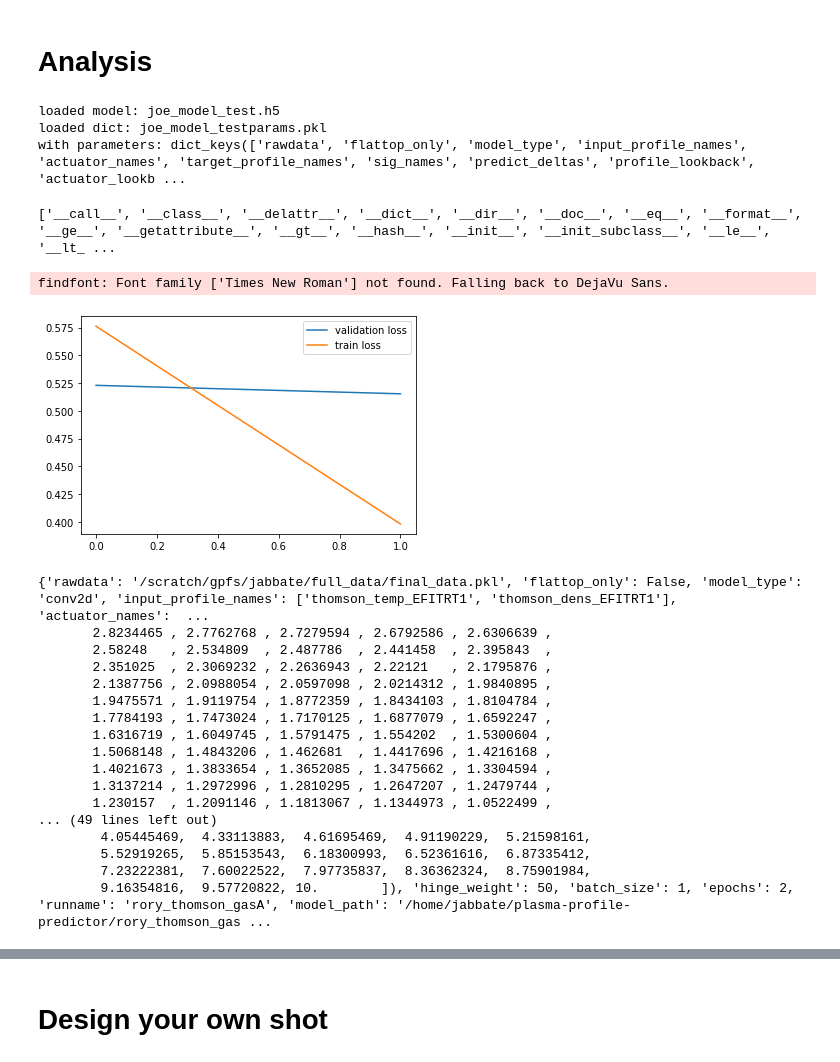
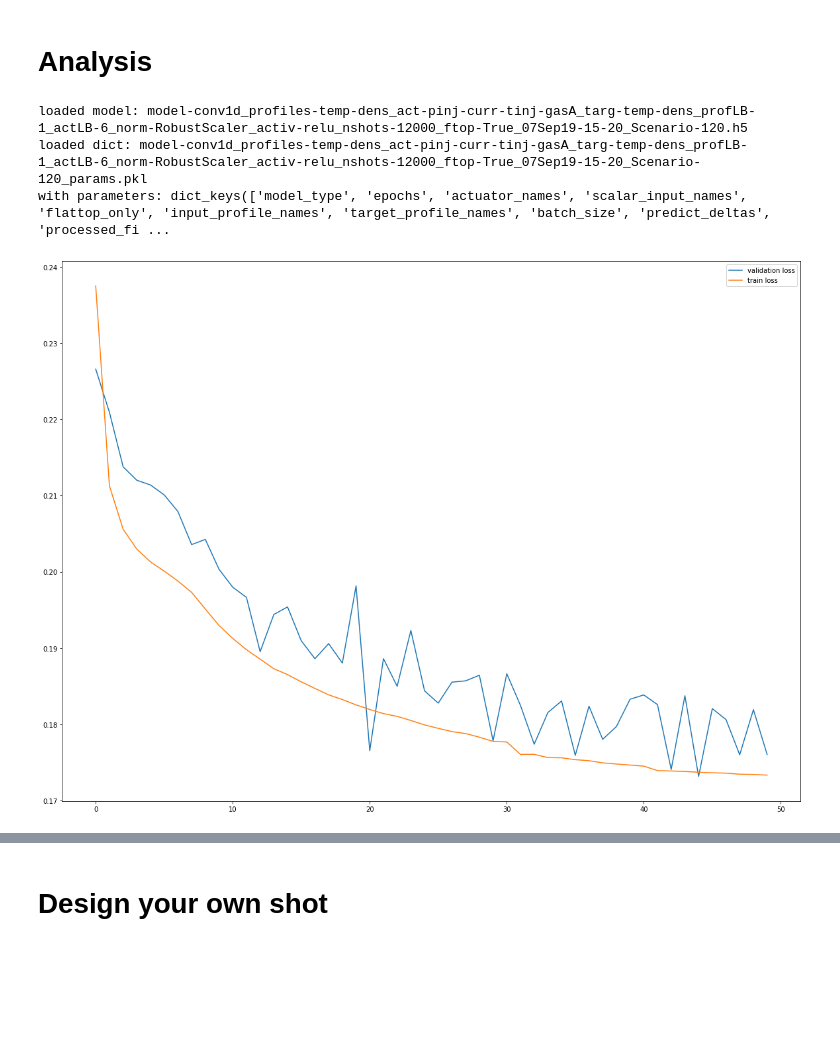
Before and after one commit to PlasmaControl/plasma-profile-predictor, a Jupyter notebook: notebooks/joe_analyze.ipynb, the cells around one changed output, grey strips where cells are left out. Saved outputs shown, nothing was run; the diff lists cells and outputs as text; code cells hidden in the pictures; blank space fills up the shorter version.

```diff
--- a/notebooks/joe_analyze.ipynb
+++ b/notebooks/joe_analyze.ipynb
@@ -37,32 +37,27 @@ matplotlib.rcParams['figure.facecolor'] = (1,1,1,1)
 # %% [markdown]
 # Analysis
 # %%
-file_path='/home/jabbate/run_results_old/joe_model_test.h5'
+file_path='/home/wconlin/run_results/model-conv1d_profiles-temp-dens_act-pinj-curr-tinj-gasA_targ-temp-dens_profLB-1_actLB-6_norm-RobustScaler_activ-relu_nshots-12000_ftop-True_07Sep19-15-20_Scenario-120.h5'
 model = keras.models.load_model(file_path, compile=False)
 print('loaded model: ' + file_path.split('/')[-1])
-file_path = file_path[:-3] + 'params.pkl'
+file_path = file_path[:-3] + '_params.pkl'
 with open(file_path, 'rb') as f:
      analysis_params = pickle.load(f, encoding='latin1')
 print('loaded dict: ' + file_path.split('/')[-1])
 print('with parameters: ' + str(analysis_params.keys()))
 locals().update(analysis_params)
 # %% [output]
-loaded model: joe_model_test.h5
-loaded dict: joe_model_testparams.pkl
-with parameters: dict_keys(['rawdata', 'flattop_only', 'model_type', 'input_profile_names', 'actuator_names', 'target_profile_names', 'sig_names', 'predict_deltas', 'profile_lookback', 'actuator_lookb ...
+loaded model: model-conv1d_profiles-temp-dens_act-pinj-curr-tinj-gasA_targ-temp-dens_profLB-1_actLB-6_norm-RobustScaler_activ-relu_nshots-12000_ftop-True_07Sep19-15-20_Scenario-120.h5
+loaded dict: model-conv1d_profiles-temp-dens_act-pinj-curr-tinj-gasA_targ-temp-dens_profLB-1_actLB-6_norm-RobustScaler_activ-relu_nshots-12000_ftop-True_07Sep19-15-20_Scenario-120_params.pkl
+with parameters: dict_keys(['model_type', 'epochs', 'actuator_names', 'scalar_input_names', 'flattop_only', 'input_profile_names', 'target_profile_names', 'batch_size', 'predict_deltas', 'processed_fi ...
-# %%
-print(dir(model))
-# %% [output]
-['__call__', '__class__', '__delattr__', '__dict__', '__dir__', '__doc__', '__eq__', '__format__', '__ge__', '__getattribute__', '__gt__', '__hash__', '__init__', '__init_subclass__', '__le__', '__lt_ ...
 # %%
-plt.plot(analysis_params['history']['val_target_temp_sgn_acc'],label='validation loss')
-plt.plot(analysis_params['history']['target_temp_sgn_acc'],label='train loss')
+plt.plot(analysis_params['history']['val_loss'],label='validation loss')
+plt.plot(analysis_params['history']['loss'],label='train loss')
 plt.legend()
 #plt.ylim(.25,1)
 plt.show()
 # %% [output]
-findfont: Font family ['Times New Roman'] not found. Falling back to DejaVu Sans.
-[figure, old version]
+[figure, new version]
 # %%
 analysis_params['rawdata'] = '/scratch/gpfs/jabbate/full_data/final_data.pkl'
 analysis_params['train_frac'] = 1
@@ -73,21 +70 @@ analysis_params['randomize'] = False
-# %%
-print(analysis_params)
-# %% [output]
-{'rawdata': '/scratch/gpfs/jabbate/full_data/final_data.pkl', 'flattop_only': False, 'model_type': 'conv2d', 'input_profile_names': ['thomson_temp_EFITRT1', 'thomson_dens_EFITRT1'], 'actuator_names':  ...
-       2.8234465 , 2.7762768 , 2.7279594 , 2.6792586 , 2.6306639 ,
-       2.58248   , 2.534809  , 2.487786  , 2.441458  , 2.395843  ,
-       2.351025  , 2.3069232 , 2.2636943 , 2.22121   , 2.1795876 ,
-       2.1387756 , 2.0988054 , 2.0597098 , 2.0214312 , 1.9840895 ,
-       1.9475571 , 1.9119754 , 1.8772359 , 1.8434103 , 1.8104784 ,
-       1.7784193 , 1.7473024 , 1.7170125 , 1.6877079 , 1.6592247 ,
-       1.6316719 , 1.6049745 , 1.5791475 , 1.554202  , 1.5300604 ,
-       1.5068148 , 1.4843206 , 1.462681  , 1.4417696 , 1.4216168 ,
-       1.4021673 , 1.3833654 , 1.3652085 , 1.3475662 , 1.3304594 ,
-       1.3137214 , 1.2972996 , 1.2810295 , 1.2647207 , 1.2479744 ,
-       1.230157  , 1.2091146 , 1.1813067 , 1.1344973 , 1.0522499 ,
-... (49 lines left out)
-        4.05445469,  4.33113883,  4.61695469,  4.91190229,  5.21598161,
-        5.52919265,  5.85153543,  6.18300993,  6.52361616,  6.87335412,
-        7.23222381,  7.60022522,  7.97735837,  8.36362324,  8.75901984,
-        9.16354816,  9.57720822, 10.        ]), 'hinge_weight': 50, 'batch_size': 1, 'epochs': 2, 'runname': 'rory_thomson_gasA', 'model_path': '/home/jabbate/plasma-profile-predictor/rory_thomson_gas ...
 # %%
```
Also changed, not shown: parts of 6 cells of this notebook, 1 other file.
